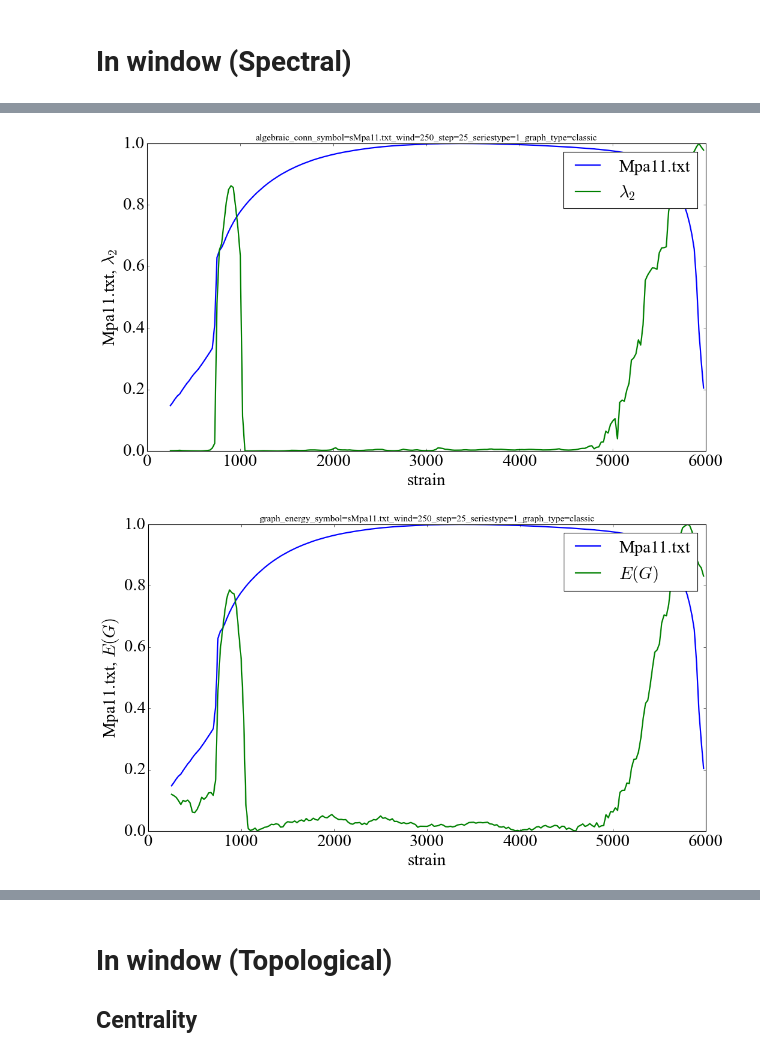
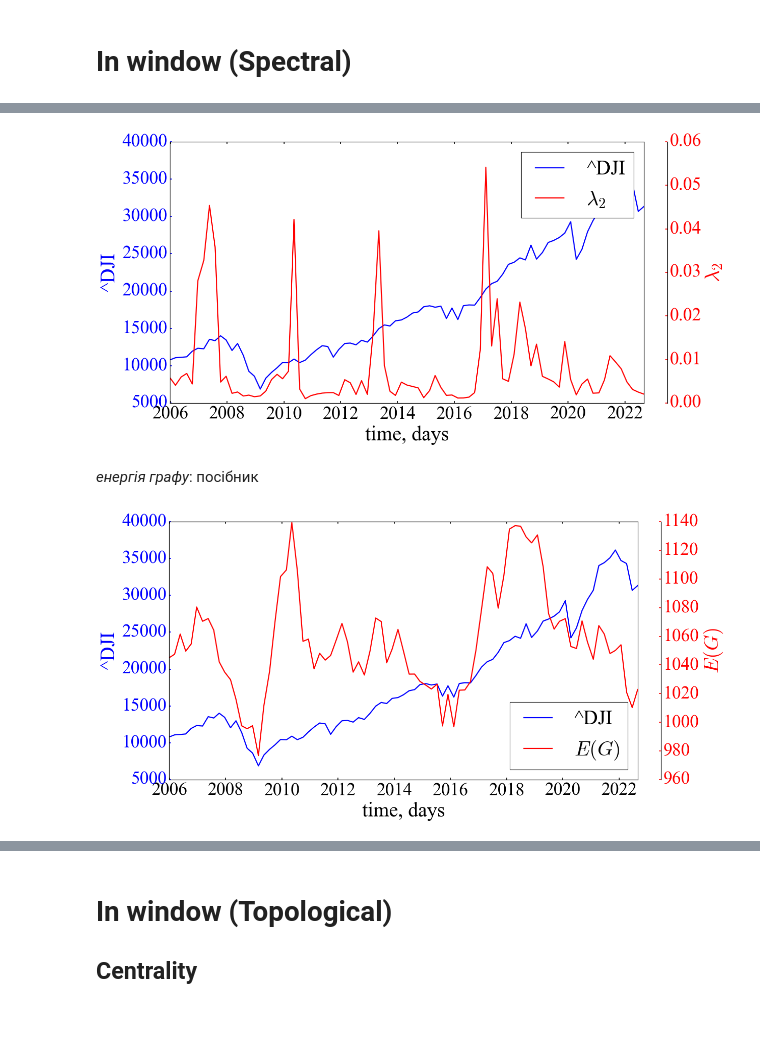
Before and after one commit to Butman2099/Complex-systems-measures, a Jupyter notebook: Graph Measures.ipynb, the cells around one changed output, grey strips where cells are left out. Saved outputs shown, nothing was run; the diff lists cells and outputs as text; code cells hidden in the pictures; blank space fills up the shorter version.

```diff
--- a/Graph Measures.ipynb
+++ b/Graph Measures.ipynb
@@ -86,8 +119,8 @@ plt.show()
 # %% [markdown]
 # Задання параметрів досліджуваного графу
 # %%
-window = 150 #розмір вікна
-tstep = 25 #крок вікна
+window = 500 #розмір вікна
+tstep = 50 #крок вікна
 graph_type = 'classic' # тип графу: classic, horizontal, recurrent
 
 ret_type = 1 #вид ряду: 1 - вихідний, 2 - детрендований (різниця між теп. значенням та попереднім)
@@ -98,8 +131,9 @@ ret_type = 1 #вид ряду: 1 - вихідний, 2 - детрендован
 # Для рекурентного графа
 d_e = 3 # розмірність
 tau = 1 # часова затримка
-eps = 1.3 # радіус
-dist = 'chebyshev' # canberra’, ‘chebyshev’, ‘cityblock’, ‘correlation’,
+eps = 0.1 # радіус
+eps_inc = 0.1 # крок нарощування радіуса для повної зв'язності графа
+dist = 'euclidean' # canberra’, ‘chebyshev’, ‘cityblock’, ‘correlation’,
                    # ‘cosine’, ‘dice’, ‘euclidean’, ‘hamming’, ‘jaccard’,
                    # ‘jensenshannon’, ‘kulsinski’, ‘kulczynski1’, ‘mahalanobis’,
                    # ‘matching’, ‘minkowski’, ‘rogerstanimoto’, ‘russellrao’, ‘seuclidean’,
@@ -109,8 +143,8 @@ length = len(time_ser)
 # %% [markdown]
 # Побудова графу
 # %%
-index_begin = 500
-index_end = 2000
+index_begin = 1500
+index_end = 3500
 
 for_graph_plot = time_ser.copy()
 
@@ -147,7 +181,8 @@ elif graph_type == 'horizontal':
     nxg = g.as_networkx()
 else:
     g = recurrence_net(for_graph_plot[index_begin:index_end],
-                       rec_thr=eps * np.abs(np.std(for_graph_plot[index_begin:index_end])),
+                       rec_thr=eps,
+                       rec_inc=eps_inc,
                        dim=d_e,
                        tau=tau,
                        dist_type=dist)
@@ -160,7 +195,7 @@ else:
 
 graph_plot_options = {
     'with_labels': False,
-    'node_size': 2,
+    'node_size': 5,
     'node_color': [(0, 0, 0, 1)],
     'edge_color': [(0, 0, 0, 0.15)],
 }
@@ -256,7 +293,7 @@ for i in tqdm(range(0,length-window,tstep)):
         pos = g.node_positions()
         nxg = g.as_networkx()
     else:
-        g = recurrence_net(fragm, rec_thr=eps*np.abs(np.std(fragm)), dim=d_e, tau=tau, dist_type=dist)
+        g = recurrence_net(fragm, rec_thr=eps, rec_inc=eps_inc, dim=d_e, tau=tau, dist_type=dist)
         nxg = g
 
 
@@ -306,26 +326,58 @@ scaled_for_graph = min_max_scaler.fit_transform(for_graph.values.reshape(-1, 1))
 # %%
-fig, ax = plt.subplots(figsize=(15,8))
-ax.plot(time_ser.index[window:length:tstep], scaled_for_graph[window:length:tstep], label=f'{symbol_for_graph}')
-ax.plot(time_ser.index[window:length:tstep], scaled_Alg_con, label=r'$\lambda_{2}$')
+fig, ax = plt.subplots(1, 1)
+
+ax2 = ax.twinx()
+
+ax2.spines.right.set_position(("axes", 1.05))
+
+p1, = ax.plot(time_ser.index[window:length:tstep], for_graph[window:length:tstep], "b-", label=fr"{symbol_for_graph_plot}")
+p2, = ax2.plot(time_ser.index[window:length:tstep], AlgebraicCon, "r-", label=r'$\lambda_{2}$')
+
 ax.set_xlabel(xlabel)
-ax.set_ylabel(fr"{symbol_for_graph}, $\lambda_{2}$")
-ax.set_title(f"algebraic_conn_symbol={symbol}_wind={window}_step={tstep}_seriestype={ret_type}_graph_type={graph_type}", fontsize=14)
-ax.legend()
+ax.set_ylabel(fr"{symbol_for_graph_plot}")
+ax2.set_ylabel(r'$\lambda_{2}$')
+
+ax.yaxis.label.set_color(p1.get_color())
+ax2.yaxis.label.set_color(p2.get_color())
+
+tkw = dict(size=4, width=1.5)
+ax.tick_params(axis='y', colors=p1.get_color(), **tkw)
+ax2.tick_params(axis='y', colors=p2.get_color(), **tkw)
+ax.tick_params(axis='x', **tkw)
+
+ax2.legend(handles=[p1, p2], loc='best')
 
 plt.savefig(f"algebraic_conn, symbol={symbol}, wind={window}, step={tstep}, seriestype={ret_type}, graph_type={graph_type}.jpg")
 plt.show()
 # %% [output]
-[figure, old version]
+[figure, new version]
+# %% [markdown]
+*енергія графу*: посібник
 # %%
-fig, ax = plt.subplots(figsize=(15,8))
-ax.plot(time_ser.index[window:length:tstep], scaled_for_graph[window:length:tstep], label=f'{symbol_for_graph}')
-ax.plot(time_ser.index[window:length:tstep], scaled_Graph_en, label=r'$E(G)$')
+fig, ax = plt.subplots(1, 1)
+
+ax2 = ax.twinx()
+
+ax2.spines.right.set_position(("axes", 1.05))
+
+p1, = ax.plot(time_ser.index[window:length:tstep], for_graph[window:length:tstep], "b-", label=fr"{symbol_for_graph_plot}")
+p2, = ax2.plot(time_ser.index[window:length:tstep], GraphEnergy, "r-", label=r'$E(G)$')
+
 ax.set_xlabel(xlabel)
-ax.set_ylabel(fr"{symbol_for_graph}, $E(G)$")
-ax.set_title(f"graph_energy_symbol={symbol}_wind={window}_step={tstep}_seriestype={ret_type}_graph_type={graph_type}", fontsize=14)
-ax.legend()
+ax.set_ylabel(fr"{symbol_for_graph_plot}")
+ax2.set_ylabel(r'$E(G)$')
+
+ax.yaxis.label.set_color(p1.get_color())
+ax2.yaxis.label.set_color(p2.get_color())
+
+tkw = dict(size=4, width=1.5)
+ax.tick_params(axis='y', colors=p1.get_color(), **tkw)
+ax2.tick_params(axis='y', colors=p2.get_color(), **tkw)
+ax.tick_params(axis='x', **tkw)
+
+ax2.legend(handles=[p1, p2], loc='best')
 
 plt.savefig(f"graph_energy, symbol={symbol}, wind={window}, step={tstep}, seriestype={ret_type}, graph_type={graph_type}.jpg")
 plt.show()
 # %% [output]
-[figure, old version]
+[figure, new version]
```
Also changed, not shown: parts of 74 cells of this notebook.
